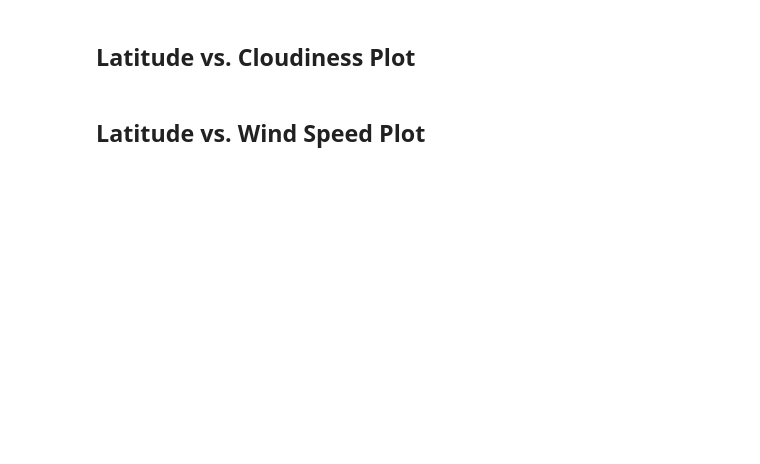
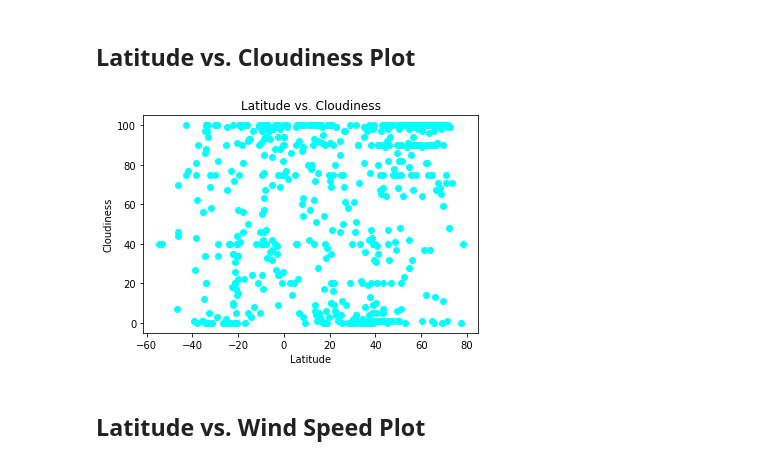
Before and after one commit to Epilena/python-api-challenge, a Jupyter notebook: WeatherPy.ipynb, the cells around one changed output. Saved outputs shown, nothing was run; the diff lists cells and outputs as text; code cells hidden in the pictures; blank space fills up the shorter version.

```diff
--- a/WeatherPy.ipynb
+++ b/WeatherPy.ipynb
@@ -190,4 +235,18 @@ Skip this step if there are no cities that have humidity > 100%.
 # %% [markdown]
 ## Latitude vs. Cloudiness Plot
+# %%
+x_axis = weather_data_clean["Lat"]
+cld = weather_data_clean["Cloudiness"]
+plt.title("Latitude vs. Cloudiness")
+plt.xlabel("Latitude")
+plt.ylabel("Cloudiness")
+
+plt.scatter(x_axis, cld, marker="o", color="cyan")
+
+#Save PNG
+plt.savefig("LatCloud.png")
+plt.show()
+# %% [output]
+[figure, added]
 # %% [markdown]
 ## Latitude vs. Wind Speed Plot
```
Also changed, not shown: parts of 20 cells of this notebook, 13 other files.
